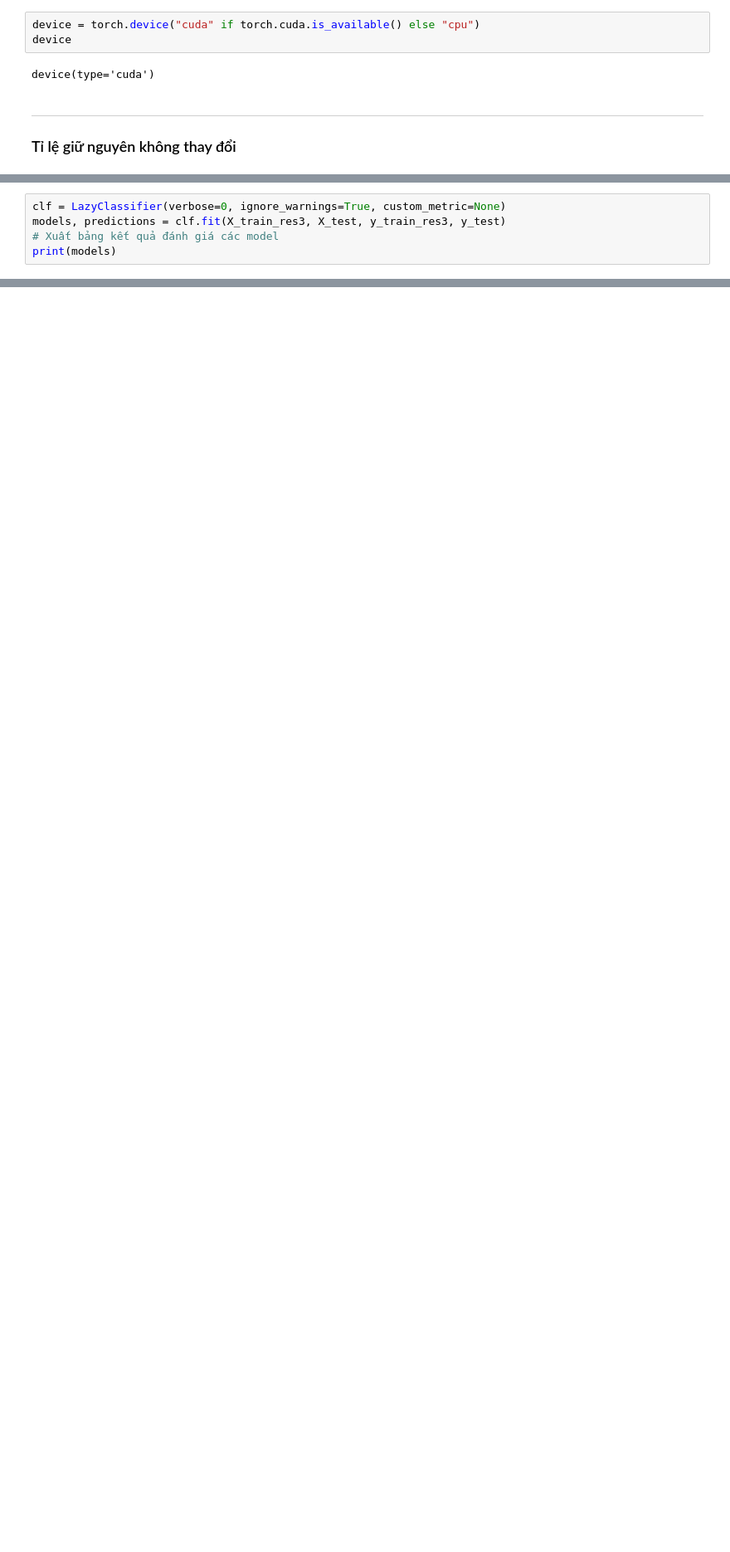
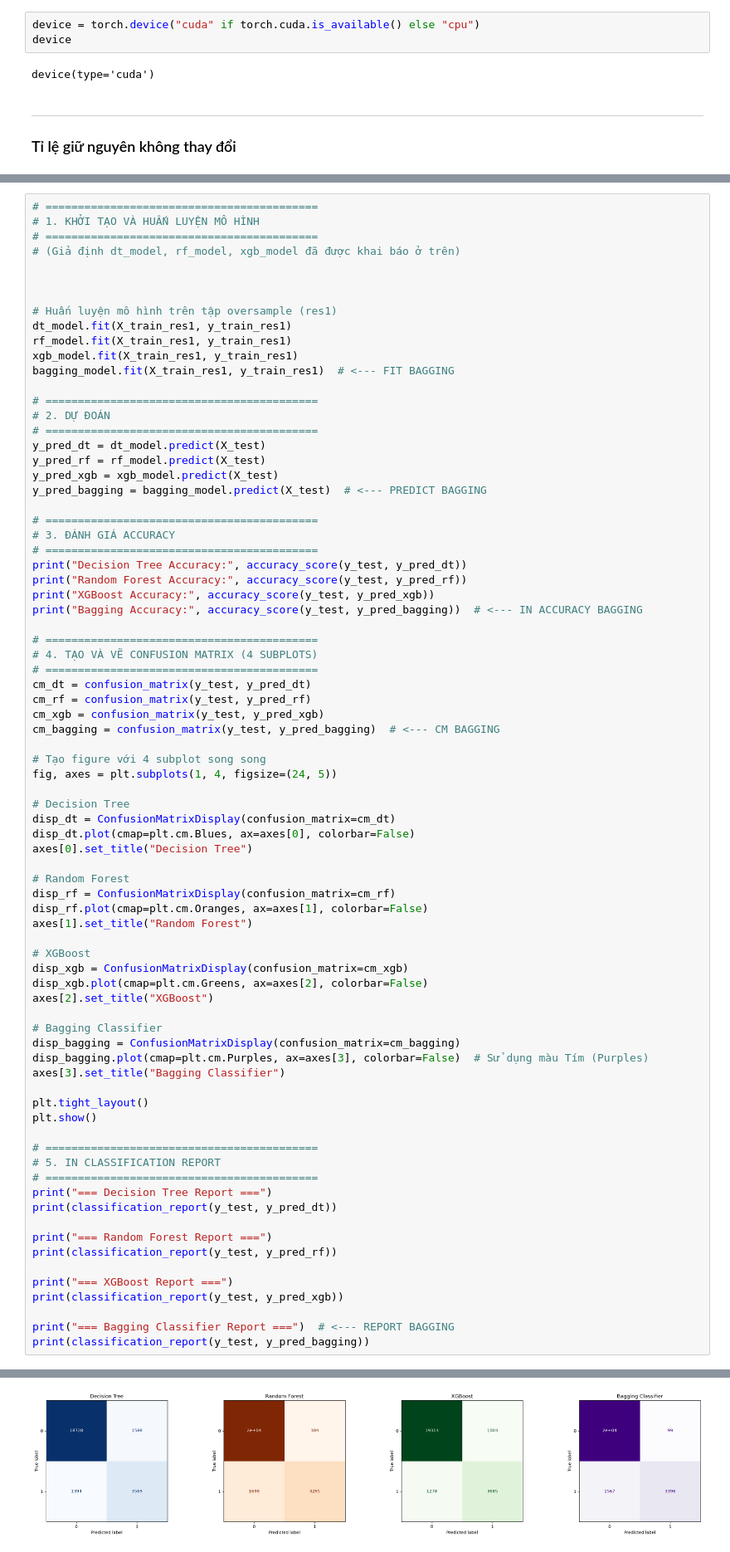
Before and after one commit to Felix-Locnguyen/Home-Credit-Default-Risk, a Jupyter notebook: Notebooks/05_Machine_learning.ipynb, the cells around one changed output, grey strips where cells are left out. Shown at 83% size. Saved outputs shown, nothing was run; the diff lists cells and outputs as text; blank space fills up the shorter version.

Commit message:
test: evaluate accuracy of top 4 modes on target groups(0 = non-default, 1-default)

```diff
--- a/Notebooks/05_Machine_learning.ipynb
+++ b/Notebooks/05_Machine_learning.ipynb
@@ -111,5 +119,79 @@ print(models)
 # %%
-clf = LazyClassifier(verbose=0, ignore_warnings=True, custom_metric=None)
-models, predictions = clf.fit(X_train_res3, X_test, y_train_res3, y_test)
-# Xuất bảng kết quả đánh giá các model
-print(models)
+# ==========================================
+# 1. KHỞI TẠO VÀ HUẤN LUYỆN MÔ HÌNH
+# ==========================================
+# (Giả định dt_model, rf_model, xgb_model đã được khai báo ở trên)
+
+
+
+# Huấn luyện mô hình trên tập oversample (res1)
+dt_model.fit(X_train_res1, y_train_res1)
+rf_model.fit(X_train_res1, y_train_res1)
+xgb_model.fit(X_train_res1, y_train_res1)
+bagging_model.fit(X_train_res1, y_train_res1)  # <--- FIT BAGGING
+
+# ==========================================
+# 2. DỰ ĐOÁN
+# ==========================================
+y_pred_dt = dt_model.predict(X_test)
+y_pred_rf = rf_model.predict(X_test)
+y_pred_xgb = xgb_model.predict(X_test)
+y_pred_bagging = bagging_model.predict(X_test)  # <--- PREDICT BAGGING
+
+# ==========================================
+# 3. ĐÁNH GIÁ ACCURACY
+# ==========================================
+print("Decision Tree Accuracy:", accuracy_score(y_test, y_pred_dt))
+print("Random Forest Accuracy:", accuracy_score(y_test, y_pred_rf))
+print("XGBoost Accuracy:", accuracy_score(y_test, y_pred_xgb))
+print("Bagging Accuracy:", accuracy_score(y_test, y_pred_bagging))  # <--- IN ACCURACY BAGGING
+
+# ==========================================
+# 4. TẠO VÀ VẼ CONFUSION MATRIX (4 SUBPLOTS)
+# ==========================================
+cm_dt = confusion_matrix(y_test, y_pred_dt)
+cm_rf = confusion_matrix(y_test, y_pred_rf)
+cm_xgb = confusion_matrix(y_test, y_pred_xgb)
+cm_bagging = confusion_matrix(y_test, y_pred_bagging)  # <--- CM BAGGING
+
+# Tạo figure với 4 subplot song song
+fig, axes = plt.subplots(1, 4, figsize=(24, 5))
+
+# Decision Tree
+disp_dt = ConfusionMatrixDisplay(confusion_matrix=cm_dt)
+disp_dt.plot(cmap=plt.cm.Blues, ax=axes[0], colorbar=False)
+axes[0].set_title("Decision Tree")
+
+# Random Forest
+disp_rf = ConfusionMatrixDisplay(confusion_matrix=cm_rf)
+disp_rf.plot(cmap=plt.cm.Oranges, ax=axes[1], colorbar=False)
+axes[1].set_title("Random Forest")
+
+# XGBoost
+disp_xgb = ConfusionMatrixDisplay(confusion_matrix=cm_xgb)
+disp_xgb.plot(cmap=plt.cm.Greens, ax=axes[2], colorbar=False)
+axes[2].set_title("XGBoost")
+
+# Bagging Classifier
+disp_bagging = ConfusionMatrixDisplay(confusion_matrix=cm_bagging)
+disp_bagging.plot(cmap=plt.cm.Purples, ax=axes[3], colorbar=False)  # Sử dụng màu Tím (Purples)
+axes[3].set_title("Bagging Classifier")
+
+plt.tight_layout()
+plt.show()
+
+# ==========================================
+# 5. IN CLASSIFICATION REPORT
+# ==========================================
+print("=== Decision Tree Report ===")
+print(classification_report(y_test, y_pred_dt))
+
+print("=== Random Forest Report ===")
+print(classification_report(y_test, y_pred_rf))
+
+print("=== XGBoost Report ===")
+print(classification_report(y_test, y_pred_xgb))
+
+print("=== Bagging Classifier Report ===")  # <--- REPORT BAGGING
+print(classification_report(y_test, y_pred_bagging))
+# %% [output]
@@ -115,0 +202 @@ print(models)
+[figure, added]
```
Also changed, not shown: parts of 15 cells of this notebook.
